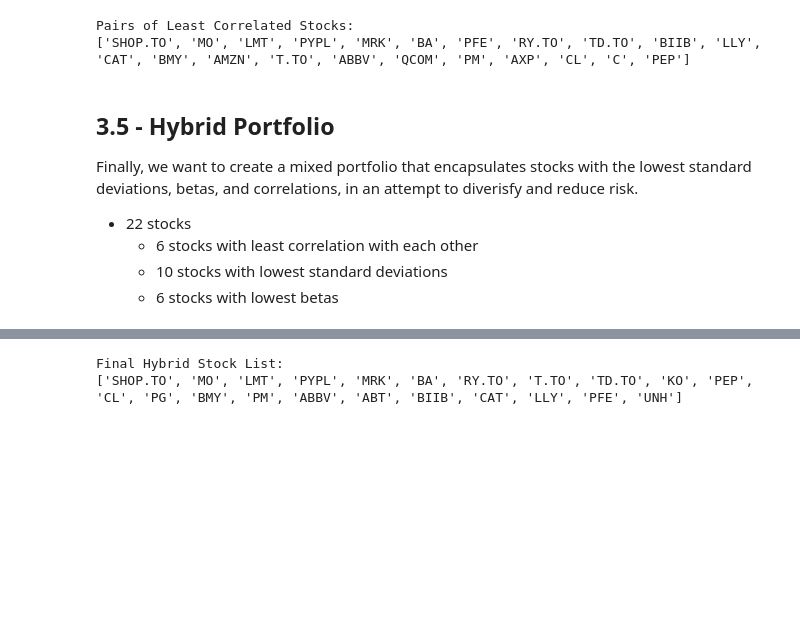
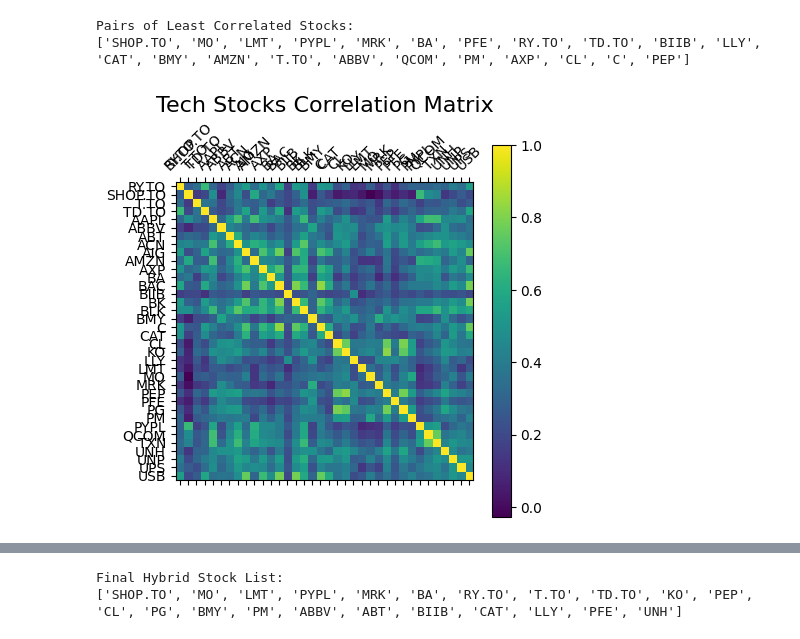
Before and after one commit to Zemelware/robo_stock_advisor, a Jupyter notebook: robo_stock_advisor.ipynb, the cells around one changed output, grey strips where cells are left out. Cells and saved outputs as stored; diff of their text form; code cells hidden in the pictures; blank space fills up the shorter version.

```diff
--- a/robo_stock_advisor.ipynb
+++ b/robo_stock_advisor.ipynb
@@ -557,11 +567,18 @@ print(l_corr_pairs)
 | 21 | LMT | AMZN | 0.130158 |
 Pairs of Least Correlated Stocks:
 ['SHOP.TO', 'MO', 'LMT', 'PYPL', 'MRK', 'BA', 'PFE', 'RY.TO', 'TD.TO', 'BIIB', 'LLY', 'CAT', 'BMY', 'AMZN', 'T.TO', 'ABBV', 'QCOM', 'PM', 'AXP', 'CL', 'C', 'PEP']
-# %% [markdown]
-## 3.5 - Hybrid Portfolio
-
-Finally, we want to create a mixed portfolio that encapsulates stocks with the lowest standard deviations, betas, and correlations, in an attempt to diverisfy and reduce risk.
-- 22 stocks
-    - 6 stocks with least correlation with each other
-    - 10 stocks with lowest standard deviations
-    - 6 stocks with lowest betas
+# %%
+# Create correlation matrix
+corr_matrix = daily_returns.corr()
+
+# Create heat map for correlation matrix
+plt.matshow(corr_matrix)
+plt.xticks(range(daily_returns.shape[1]), daily_returns.columns, rotation=45, fontsize=10)
+plt.yticks(range(daily_returns.shape[1]), daily_returns.columns)
+
+# Add a colorbar legend
+cb = plt.colorbar()
+
+plt.title("Tech Stocks Correlation Matrix", fontsize=16)
+# %% [output]
+[figure, added]
```
Also changed, not shown: parts of 14 cells of this notebook.
